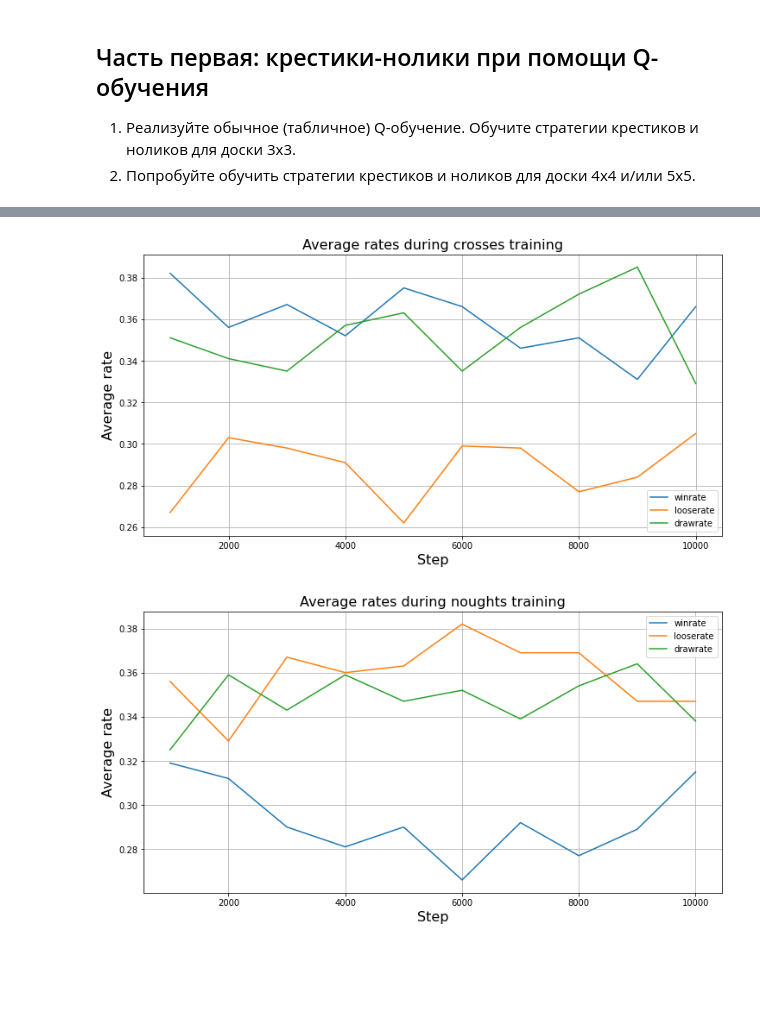
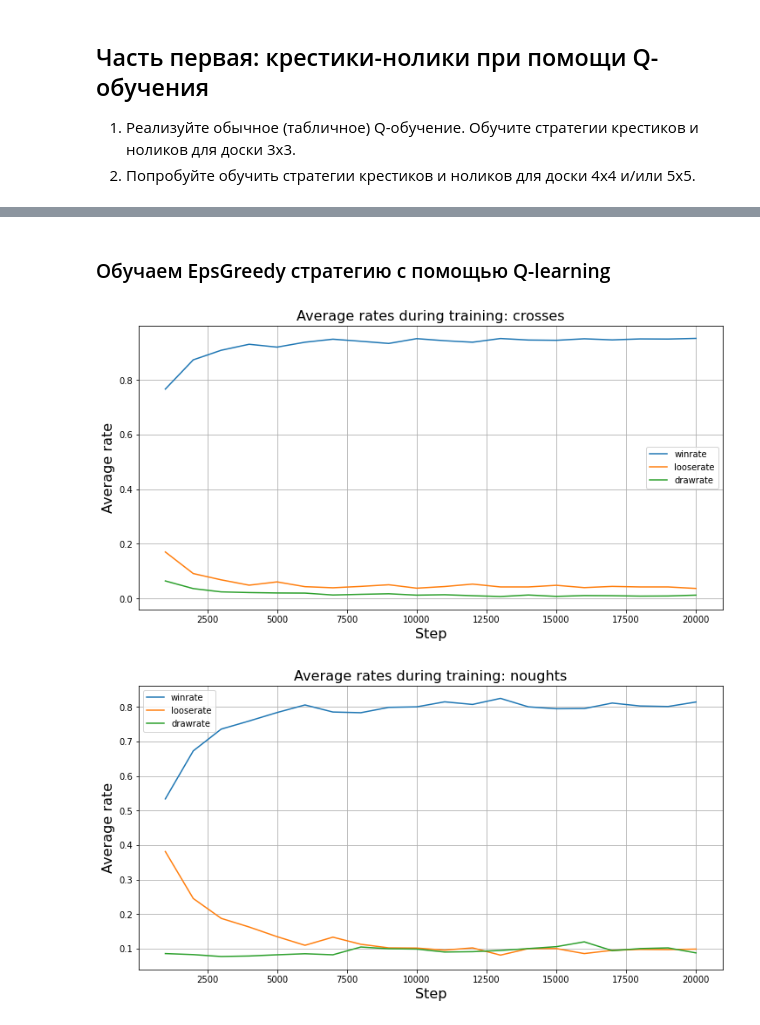
Before and after one commit to GimmeDanger/made-rl-adv-2020, a Jupyter notebook: hw/2_tic_tac_toe/experiments.ipynb, the cells around one changed output, grey strips where cells are left out. Drawn from its saved outputs; the diff is of its cells as text; code cells hidden in the pictures; blank space fills up the shorter version.

```diff
--- a/hw/2_tic_tac_toe/experiments.ipynb
+++ b/hw/2_tic_tac_toe/experiments.ipynb
@@ -116,0 +19,4 @@ class TicTacToeEnv(gym.Env):
+# %%
+EMPTY = 0
+CROSSES_TURN = 1
+NOUGHTS_TURN = -1
@@ -160,13 +175,13 @@ class EpsGreedyPolicy(BasePolicy):
 # %%
-def run_eval_episode(env, policies):
+def run_eval_episode(env, policies, eps):
 
     env.reset()
-    state = env.state()
+    state = env.getState()
     _, allowed_actions, turn = state
 
     done = False
     while not done:
-        action_idx = policies[turn].select_action(state)
+        action_idx = policies[turn].select_action(state, eps)
         action = allowed_actions[action_idx]
         state, reward, done, _ = env.step(action)
         _, allowed_actions, turn = state
@@ -245 +260,3 @@ NoughtsRandomPolicy on 5x5: winrate=0.16, looserate=0.1614, drawrate=0.6786
+# %% [markdown]
+### Обучаем EpsGreedy стратегию с помощью Q-learning
 # %%
@@ -277,37 +294,43 @@ def q_learning_episode(env, policies, alpha, gamma):
 
     return policies
 # %%
-def q_learning(env, pi_crosses, pi_noughts,
-               episodes = 10000, eval_episodes = 1000, eval_every = 1000,
-               alpha = 0.015, gamma = 1.0, fit=True):
+def q_learning(env, pi_crosses, pi_noughts, episodes = 10000,
+               eps_init = 0.9, eps_final = 0.01,
+               alpha = 0.01, gamma = 0.08):
+
+    eval_every = int(episodes * 0.05)
+    eval_episodes = int(episodes * 0.10)
+    eps_decay = int(episodes * 0.8)
 
     policies = dict()
     policies[CROSSES_TURN] = pi_crosses
     policies[NOUGHTS_TURN] = pi_noughts
+    assert pi_crosses.turn == CROSSES_TURN
+    assert pi_noughts.turn == NOUGHTS_TURN
 
     hist = defaultdict(list)
-    for e in tqdm(range(episodes)):
+    for epoch in tqdm(range(episodes)):
 
-        if fit:
-            policies = q_learning_episode(env, policies, alpha, gamma)
+        eps = eps_init + (eps_final - eps_init) * epoch / eps_decay
+        policies = q_learning_episode(env, policies, alpha, gamma, eps)
 
-        if (e + 1) % eval_every == 0:
-            step = e + 1
-            wr, lr, dr = eval_policy(env, policies[CROSSES_TURN], eval_episodes)
+        if (epoch + 1) % eval_every == 0:
+            step = epoch + 1
+            wr, lr, dr = eval_policy(env, policies[CROSSES_TURN], RandomPolicy(NOUGHTS_TURN), eval_episodes)
             hist['crosses'].append((step, wr, lr, dr))
-            wr, lr, dr = eval_policy(env, policies[NOUGHTS_TURN], eval_episodes)
+            wr, lr, dr = eval_policy(env, policies[NOUGHTS_TURN], RandomPolicy(CROSSES_TURN), eval_episodes)
             hist['noughts'].append((step, wr, lr, dr))
 
     return hist
-# %%
-hist = q_learning(
-    TicTacToeEnv(n_rows=3, n_cols=3, n_win=3),
-    pi_crosses=RandomPolicy(turn=CROSSES_TURN),
-    pi_noughts=RandomPolicy(turn=NOUGHTS_TURN),
-    fit=False
-)
-plot_history(hist, player='crosses')
-plot_history(hist, player='noughts')
-# %% [output]
-[figure, removed]
-[figure, removed]
+# %%
+hist = q_learning(
+    TicTacToe(n_rows=3, n_cols=3, n_win=3),
+    pi_crosses=EpsGreedyPolicy(turn=CROSSES_TURN),
+    pi_noughts=EpsGreedyPolicy(turn=NOUGHTS_TURN),
+    episodes=20000
+)
+plot_history(hist, player='crosses')
+plot_history(hist, player='noughts')
+# %% [output]
+[figure, added]
+[figure, added]
```
Also changed, not shown: parts of 18 cells of this notebook.
